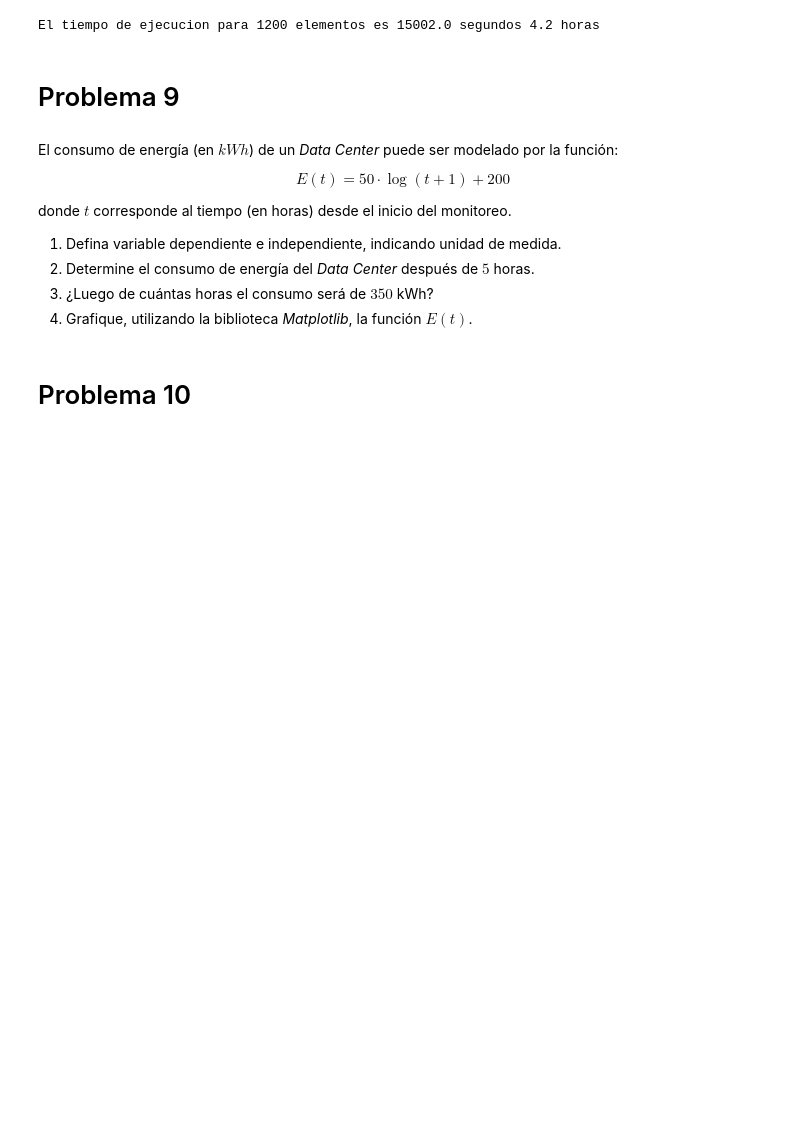
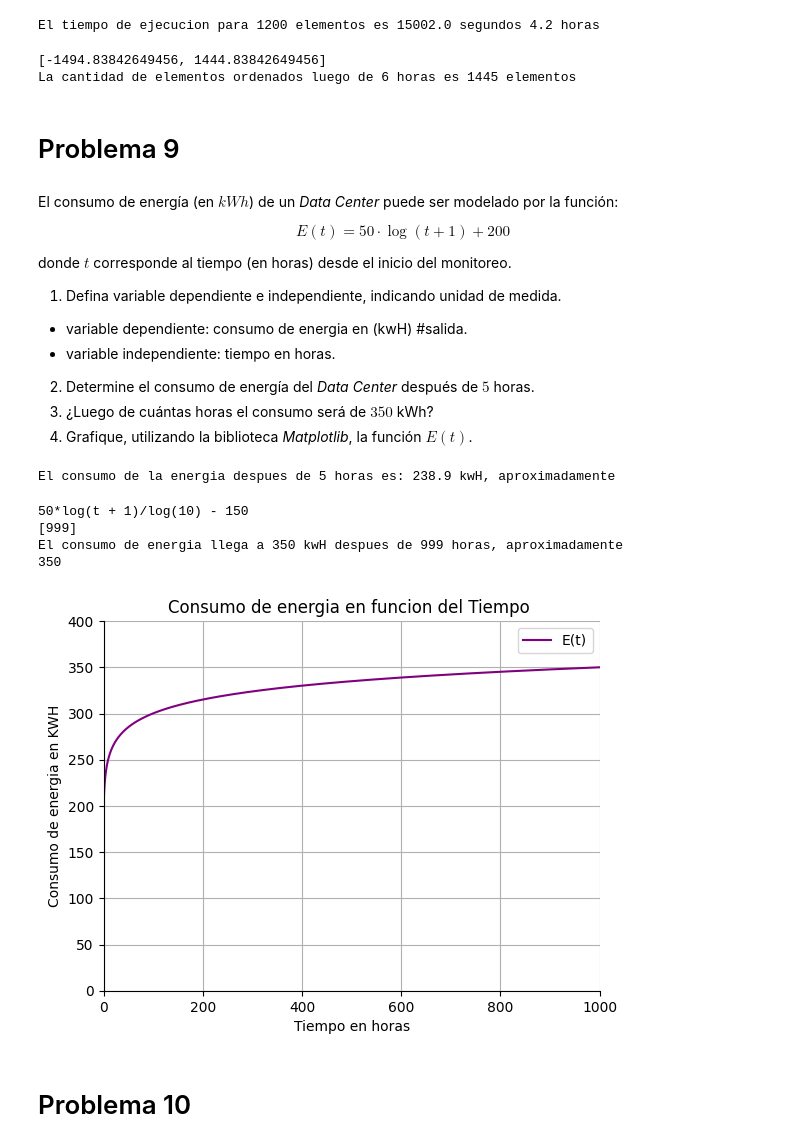
Before and after one commit to Cr1stoph/MAteAplicada, a Jupyter notebook: G1_Funciones.ipynb, the cells around one changed output. Cells and saved outputs as stored; diff of their text form; code cells hidden in the pictures; blank space fills up the shorter version.

Commit message:
solucion problema 9 y 10

```diff
--- a/G1_Funciones.ipynb
+++ b/G1_Funciones.ipynb
@@ -360,6 +360,21 @@ def A(n):
 print(f'El tiempo de ejecucion para 1200 elementos es {A(1200)} segundos {round(A(1200)/3600,1)} horas')
 # %% [output]
 El tiempo de ejecucion para 1200 elementos es 15002.0 segundos 4.2 horas
+# %%
+#5. ¿Cuántos elementos ordena luego de 6 horas de funcionamiento?
+
+import sympy as sp
+import numpy as np
+def A(n):
+    return 0.01 * n**2 + 0.5*n + 2
+x = sp.Symbol('x')
+ecuacion = A(x) - 21600 #6 horas = 21600 segundos (6*60*60 = 6*3600) funcion menos el resultado
+solucion = sp.solve(ecuacion,x)# el resultado es una lista con la solucion
+print(solucion)#da dos soluciones, una negativa y otra positiva porque es una ecuacion cuadratica (de grado 2)
+print(f'La cantidad de elementos ordenados luego de 6 horas es {round(solucion[1])} elementos aproximadamente')
+# %% [output]
+[-1494.83842649456, 1444.83842649456]
+La cantidad de elementos ordenados luego de 6 horas es 1445 elementos
 # %% [markdown]
 # Problema 9
 # %% [markdown]
@@ -370,9 +385,66 @@ El consumo de energía (en $kWh$) de un *Data Center* puede ser modelado por la
 donde $t$ corresponde al tiempo (en horas) desde el inicio del monitoreo.
 
 1. Defina variable dependiente e independiente, indicando unidad de medida.
+- variable dependiente: consumo de energia en (kwH) #salida.
+- variable independiente: tiempo en horas.
 2. Determine el consumo de energía del *Data Center* después de $5$ horas.
 3. ¿Luego de cuántas horas el consumo será de $350$ kWh?
 4. Grafique, utilizando la biblioteca *Matplotlib*, la función $E(t)$.
+# %%
+#graficar numpy
+#para logaritmo log10() va a ser np.log10(t+1) con numpy
+#para la ecuacion vamos a usar logaritmo de la mismal libreria sympy sp.log(argumento, base) sp.log(t+1,10)
+
+import numpy as np
+def E(t):
+    return 50 * np.log10(t+1) + 200
+print(f'El consumo de la energia despues de 5 horas es: {round(E(5),1)} kwH, aproximadamente')
+# %% [output]
+El consumo de la energia despues de 5 horas es: 238.9 kwH, aproximadamente
+# %%
+import sympy as sp
+
+def E(t):
+    return 50 * sp.log(t+1,10) + 200
+
+t = sp.Symbol("t")
+
+ecuacion = E(t) - 350
+print(ecuacion)
+
+solucion = sp.solve(ecuacion, t)
+print(solucion)
+print(f'El consumo de energia llega a 350 kwH despues de {round(solucion[0])} horas, aproximadamente')
+print(E(999))#para comprobar
+# %% [output]
+50*log(t + 1)/log(10) - 150
+[999]
+El consumo de energia llega a 350 kwH despues de 999 horas, aproximadamente
+350
+# %%
+import matplotlib.pyplot as plt
+import numpy as np
+def E(t):
+    return 50 * np.log10(t+1) + 200
+
+x = np.arange(0 , 1000 , 0.1) #esto define el rango, como vimos en el dominio de 0 a 9, lo mismo aqui
+plt.plot(x,E(x), label = 'E(t)', color = 'purple') #label para el nombre de la funcion que en este caso es de T(t)
+plt.title('Consumo de energia en funcion del Tiempo ')
+plt.xlabel('Tiempo en horas') #independiente
+plt.ylabel('Consumo de energia en KWH') #dependiente
+plt.grid()
+plt.legend()
+
+plt.xlim(0 , 1000)#depende del mismo dominio contextualizado limites del X
+plt.ylim(0 , 400) #son los numeros que aparecen como limite en el Y
+
+#modificador de spines
+ax = plt.gca()
+ax.spines[['left','bottom']].set_position(('data',0))
+ax.spines[['right', 'top']].set_visible(False)
+plt.show()
+# %% [output]
+[figure, added]
 # %% [markdown]
 # Problema 10
 # %% [markdown]
```
Also changed, not shown: parts of 3 cells of this notebook.
